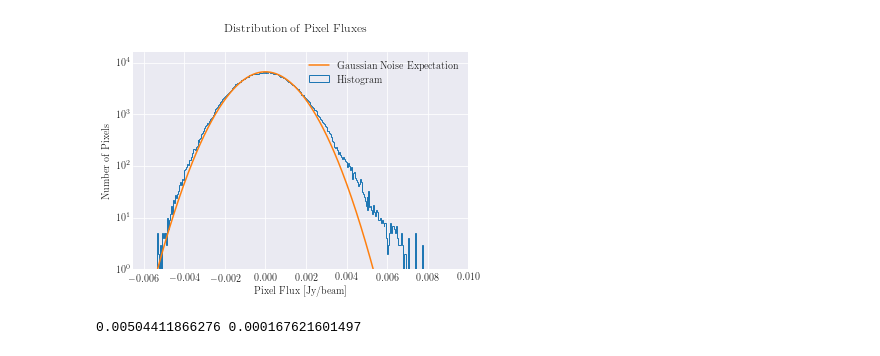
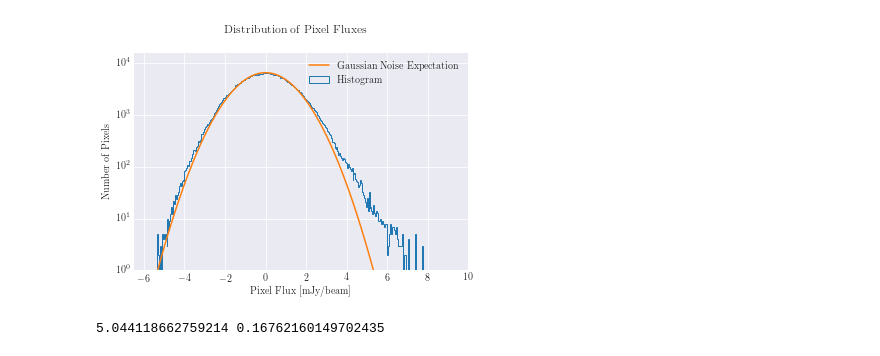
Before and after one commit to gmduvvuri/astr5550, a Jupyter notebook: homework/project_3/gmduvvuri_project3.ipynb, the cells around one changed output. Saved outputs shown, nothing was run; the diff lists cells and outputs as text; code cells hidden in the pictures.

```diff
--- a/homework/project_3/gmduvvuri_project3.ipynb
+++ b/homework/project_3/gmduvvuri_project3.ipynb
@@ -81,25 +87,27 @@ plt.show()
 # %%
-n, bins, _ = plt.hist(hist_signal, bins='auto', histtype='step', label='Histogram')
+n, bins, _ = plt.hist(hist_signal*1000.0, bins='auto', histtype='step', label='Histogram')
 plt.gca().set_yscale('log')
 plt.plot(bins,
          make_gaussian(bins,
                        0.0,
                        np.max(n),
-                       1.0/np.mean(np.sqrt(masked_weights.compressed())),
+                       1000.0/np.mean(np.sqrt(masked_weights.compressed())),
                        0.0),
         label='Gaussian Noise Expectation')
 plt.suptitle('Distribution of Pixel Fluxes')
-plt.xlabel('Pixel Flux [Jy/beam]')
+plt.xlabel('Pixel Flux [mJy/beam]')
 plt.ylabel('Number of Pixels')
-plt.xlim(-0.0065, 0.010)
+plt.xlim(-6.5, 10.0)
 plt.ylim(1.0, 10.0**(1.1*np.log10(np.max(n))))
 plt.legend()
 plt.show()
 # %% [output]
-[figure, old version]
+[figure, new version]
 # %%
 sn_cut = ma.masked_outside(sn_map, 3.9, 4.1)
 signal_cut = ma.masked_array(masked_signal, mask=sn_cut.mask)
-print(signal_cut.mean(), signal_cut.std())
+mean_s = signal_cut.mean()*1000.0
+noise_s = signal_cut.std()*1000.0
+print(mean_s, noise_s)
 # %% [output]
-0.00504411866276 0.000167621601497
+5.044118662759214 0.16762160149702435
```
Also changed, not shown: parts of 12 cells of this notebook, 10 other files.
